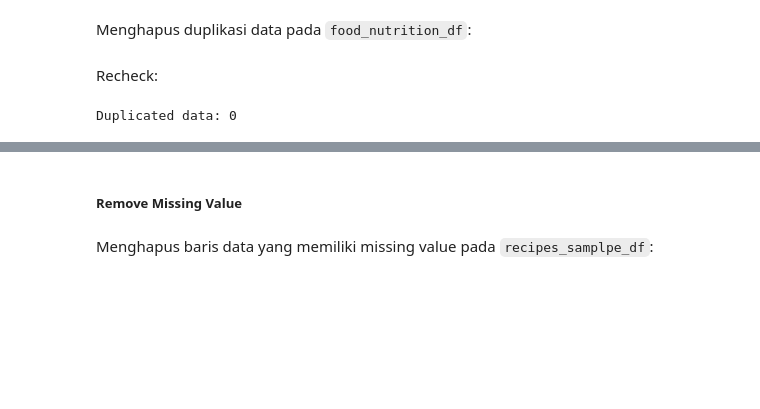
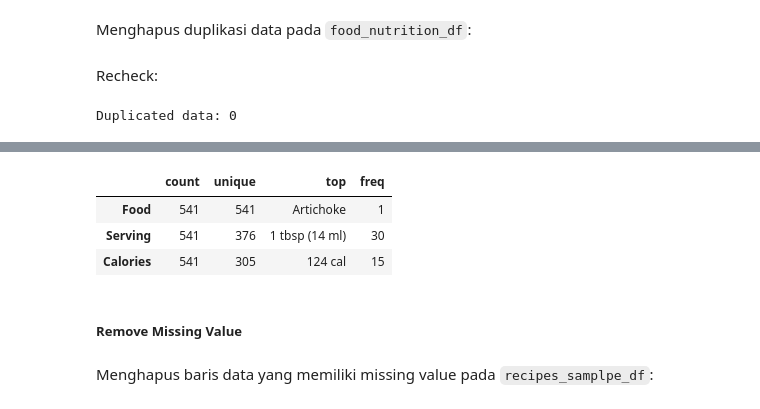
Before and after one commit to Sulbae/OlahGizi-Project, a Jupyter notebook: Food Recommender/notebook.ipynb, the cells around one changed output, grey strips where cells are left out. Drawn from its saved outputs; the diff is of its cells as text; code cells hidden in the pictures; blank space fills up the shorter version.

```diff
--- a/Food Recommender/notebook.ipynb
+++ b/Food Recommender/notebook.ipynb
@@ -548,0 +565,2 @@ Duplicated data: 0
+# %%
+food_nutrition_df = food_nutrition_df.drop_duplicates(subset=["Food"])
@@ -549,3 +588,10 @@ Duplicated data: 0
+# %%
+food_nutrition_df.describe(include="all").T
+# %% [output]
+|  | count | unique | top | freq |
+| Food | 541 | 541 | Artichoke | 1 |
+| Serving | 541 | 376 | 1 tbsp (14 ml) | 30 |
+| Calories | 541 | 305 | 124 cal | 15 |
 # %% [markdown]
 ##### Remove Missing Value
 # %% [markdown]
```
Also changed, not shown: parts of 11 cells of this notebook.
